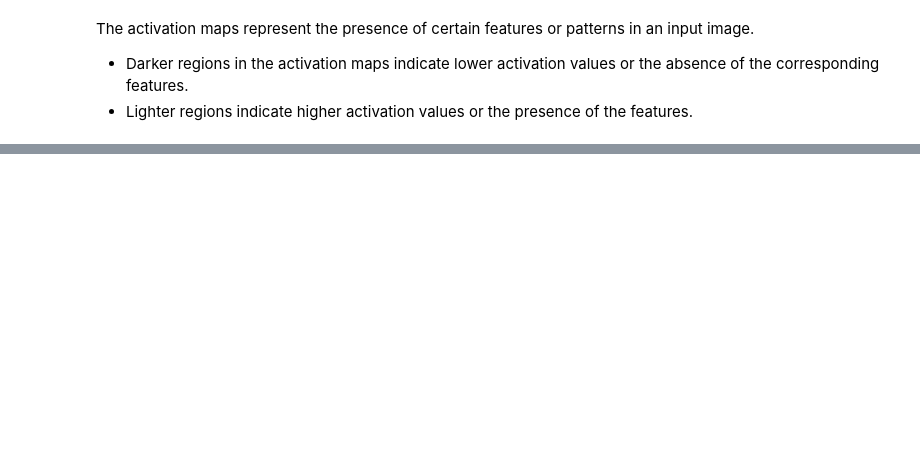
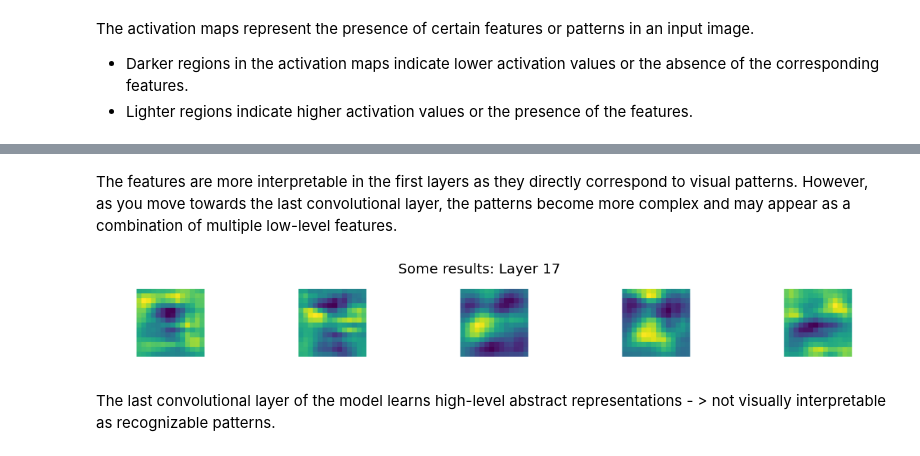
Before and after one commit to DCC-UAB/dlnn-project_ia-group_10, a Jupyter notebook: playing.ipynb, the cells around one changed output, grey strips where cells are left out. Cells and saved outputs as stored; diff of their text form; code cells hidden in the pictures; blank space fills up the shorter version.

```diff
--- a/playing.ipynb
+++ b/playing.ipynb
@@ -328,0 +370,22 @@ The activation maps represent the presence of certain features or patterns in an
+# %% [markdown]
+The features are more interpretable in the first layers as they directly correspond to visual patterns. However, as you move towards the last convolutional layer, the patterns become more complex and may appear as a combination of multiple low-level features.
+# %%
+image_paths = ['Feature maps\Layer 17\image_10.png', "Feature maps\Layer 17\image_36.png", "Feature maps\Layer 17\image_38.png", "Feature maps\Layer 17\image_53.png","Feature maps\Layer 17\image_55.png"]
+
+fig_width = 20
+fig_height = 3
+fig, axes = plt.subplots(1, len(image_paths), figsize=(fig_width, fig_height))
+
+for i, image_path in enumerate(image_paths):
+    #
+    image = Image.open(image_path)
+
+    axes[i].imshow(image)
+    axes[i].axis('off')
+
+fig.suptitle('Some results: Layer 17', x=0.5, y=0.9, ha='center',fontsize=20)
+plt.show()
+# %% [output]
+[figure, added]
+# %% [markdown]
+The last convolutional layer of the model learns high-level abstract representations - > not visually interpretable as recognizable patterns.
```
Also changed, not shown: parts of 6 cells of this notebook.
